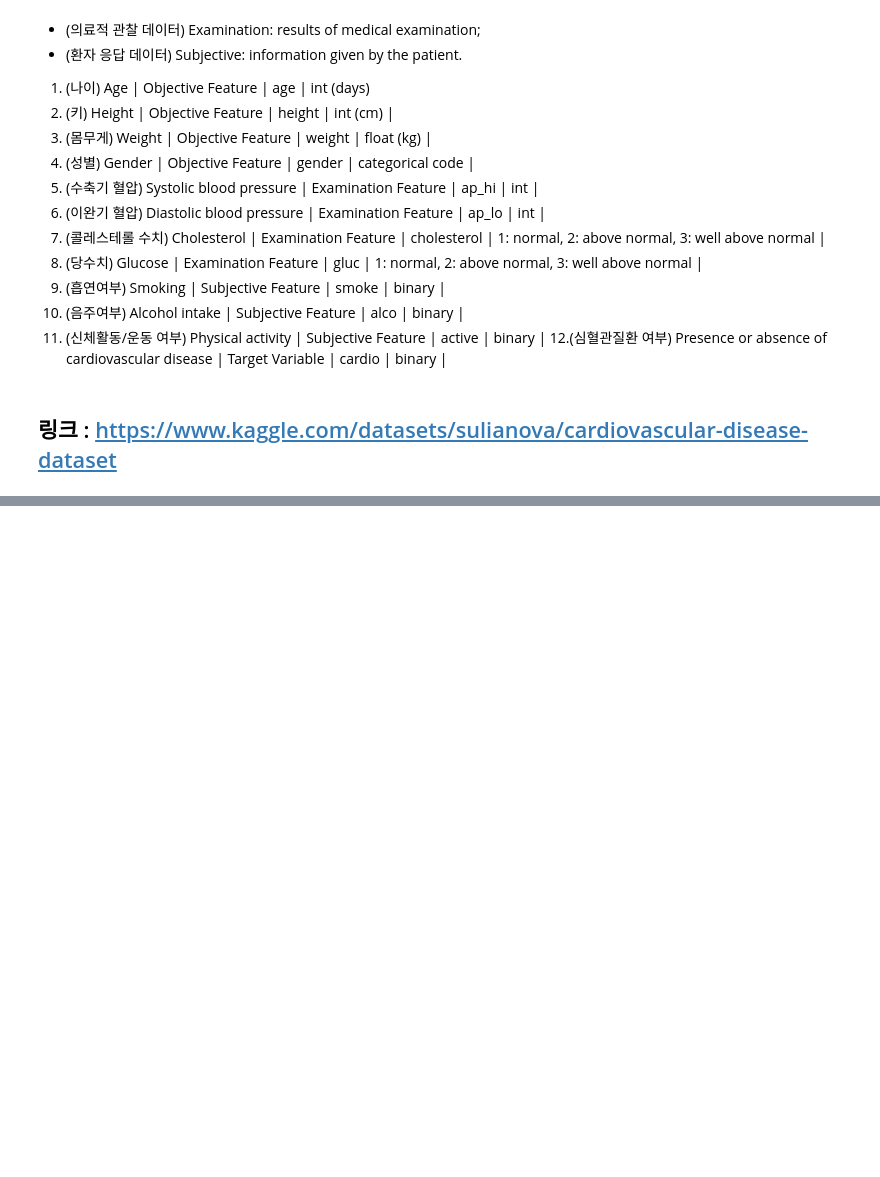
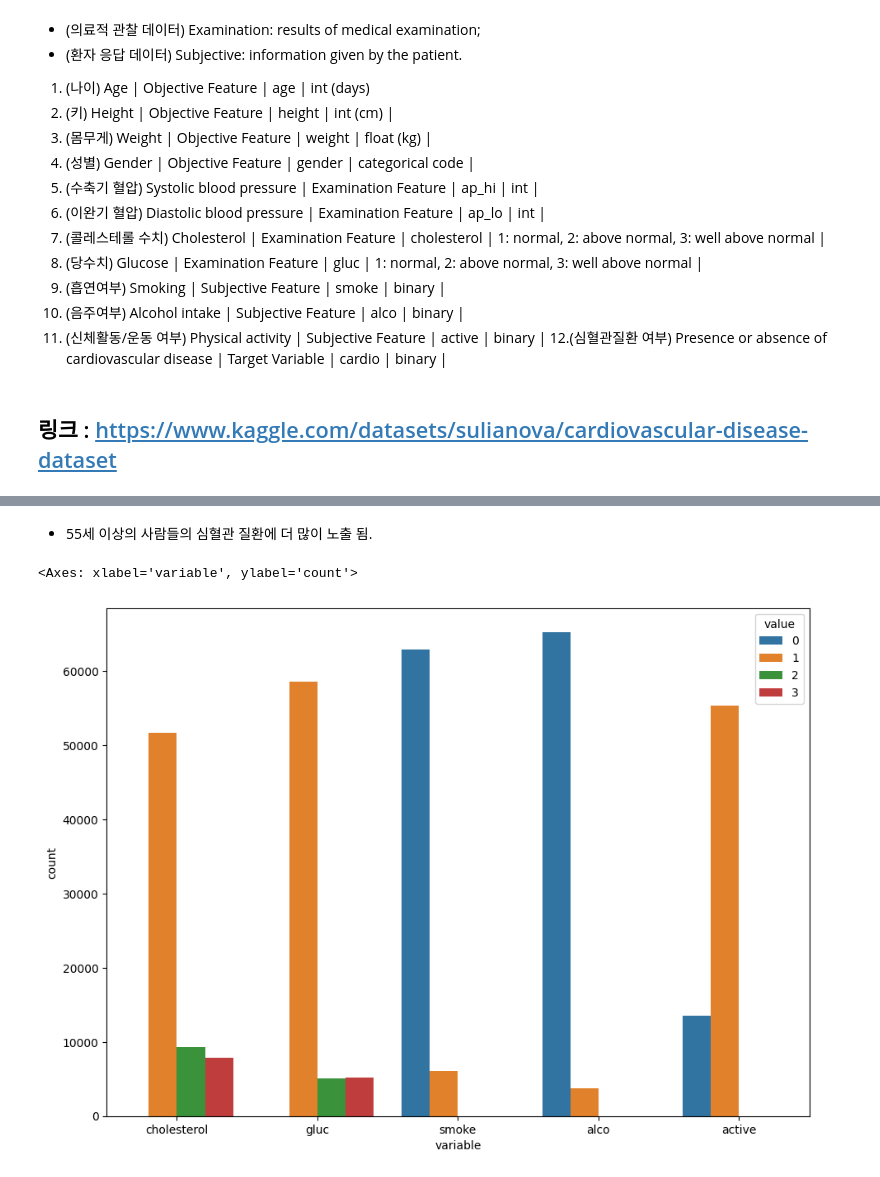
Before and after one commit to Youngpyoryu/Lecture_Note, a Jupyter notebook: 디지털 헬스케어/2주차/20240124.ipynb, the cells around one changed output, grey strips where cells are left out. Cells and saved outputs as stored; diff of their text form; code cells hidden in the pictures; blank space fills up the shorter version.

```diff
--- a/디지털 헬스케어/2주차/20240124.ipynb
+++ b/디지털 헬스케어/2주차/20240124.ipynb
@@ -24,0 +157,9 @@ Mounted at /content/drive
+# %% [markdown]
+- 55세 이상의 사람들의 심혈관 질환에 더 많이 노출 됨.
+# %%
+df_categorical = data.loc[:,['cholesterol','gluc','smoke','alco','active']]
+sns.countplot(x='variable', hue= 'value',data = pd.melt(df_categorical))
+#melt : 데이터 재구조화(reshape)과 비슷
+# %% [output]
+<Axes: xlabel='variable', ylabel='count'>
+[figure, added]
```
Also changed, not shown: parts of 98 cells of this notebook.
